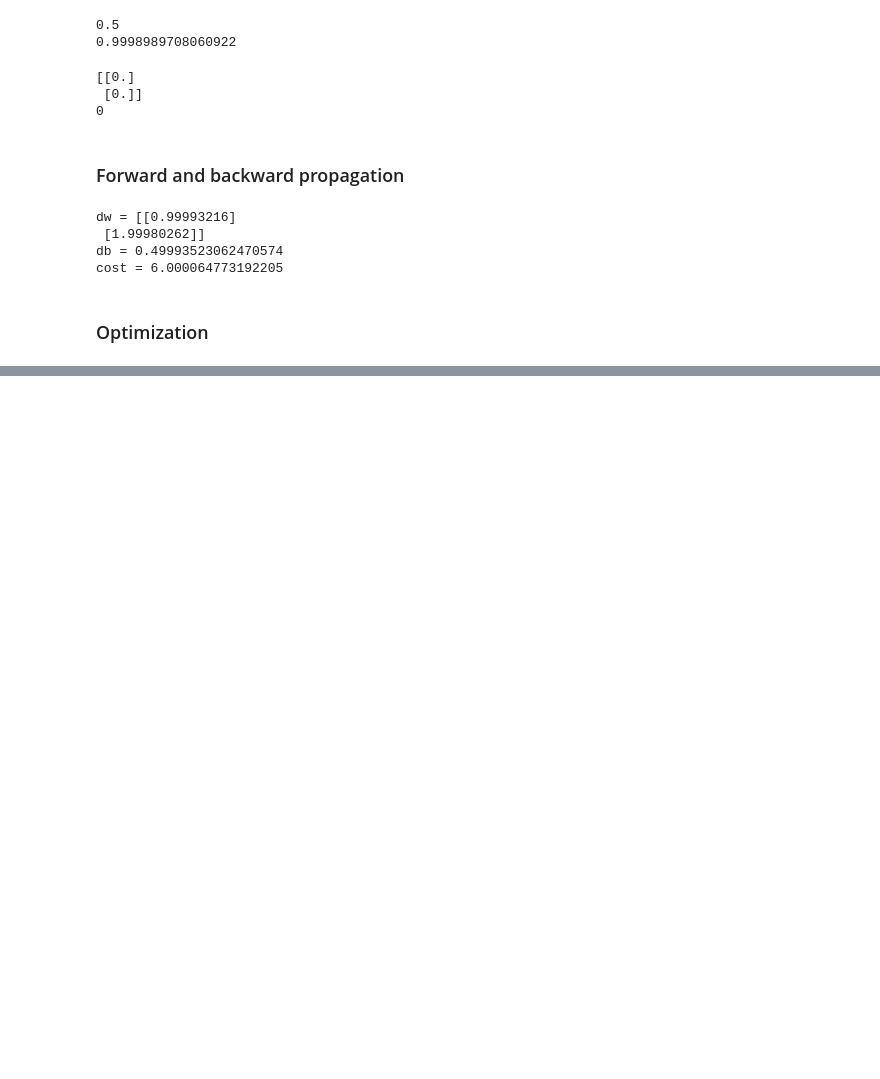
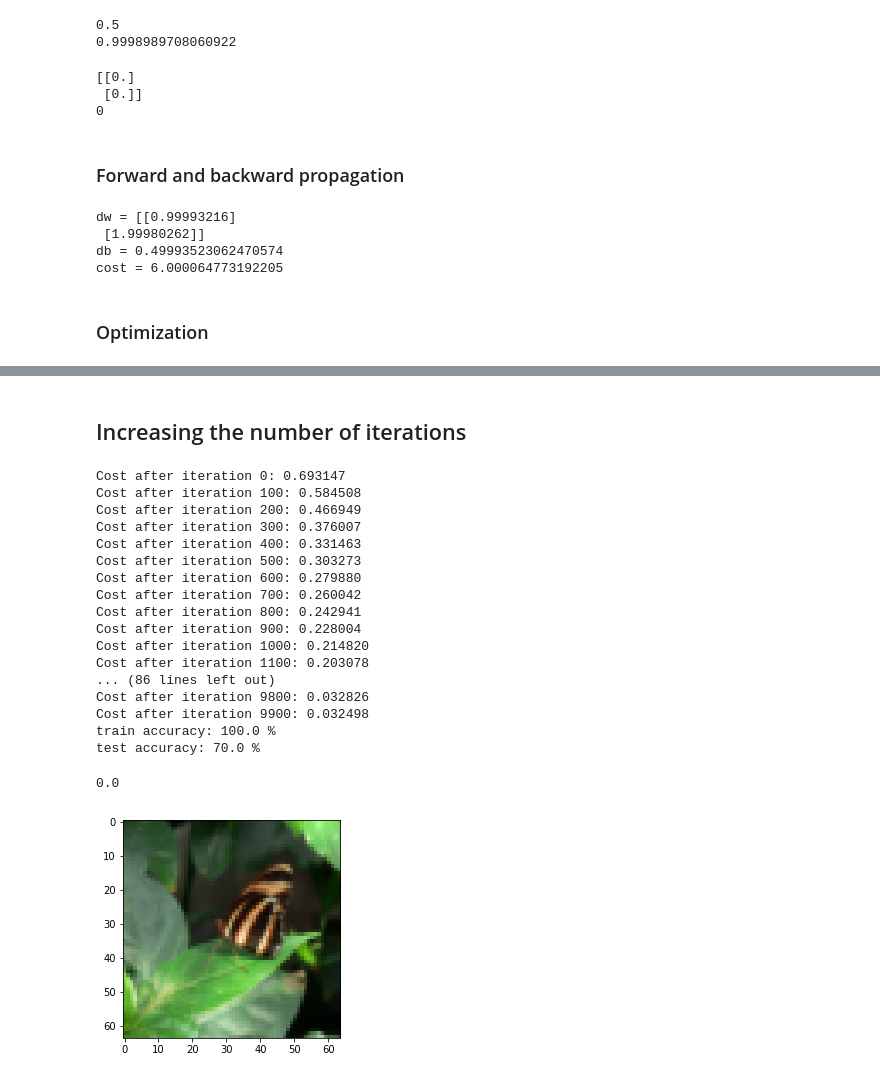
Before and after one commit to marcopeix/Deep_Learning_AI, a Jupyter notebook: 1.Neural Networks and Deep Learning/2.Neural Networks Basics/Assignment1.ipynb, the cells around one changed output, grey strips where cells are left out. Cells and saved outputs as stored; diff of their text form; code cells hidden in the pictures; blank space fills up the shorter version.

```diff
--- a/1.Neural Networks and Deep Learning/2.Neural Networks Basics/Assignment1.ipynb
+++ b/1.Neural Networks and Deep Learning/2.Neural Networks Basics/Assignment1.ipynb
@@ -141,0 +317,28 @@ cost = 6.000064773192205
+# %% [markdown]
+## Increasing the number of iterations
+# %%
+d = model(train_set_x, train_set_y, test_set_x, test_set_y, num_iterations = 10000, learning_rate = 0.005, print_cost = True)
+
+#Check if previously wrong prediction is now right
+plt.imshow(test_set_x[:,5].reshape((num_px, num_px, 3)))
+d['Y_prediction_test'][0][5]
+# %% [output]
+Cost after iteration 0: 0.693147
+Cost after iteration 100: 0.584508
+Cost after iteration 200: 0.466949
+Cost after iteration 300: 0.376007
+Cost after iteration 400: 0.331463
+Cost after iteration 500: 0.303273
+Cost after iteration 600: 0.279880
+Cost after iteration 700: 0.260042
+Cost after iteration 800: 0.242941
+Cost after iteration 900: 0.228004
+Cost after iteration 1000: 0.214820
+Cost after iteration 1100: 0.203078
+... (86 lines left out)
+Cost after iteration 9800: 0.032826
+Cost after iteration 9900: 0.032498
+train accuracy: 100.0 %
+test accuracy: 70.0 %
+0.0
+[figure, added]
```
Also changed, not shown: parts of 14 cells of this notebook.
